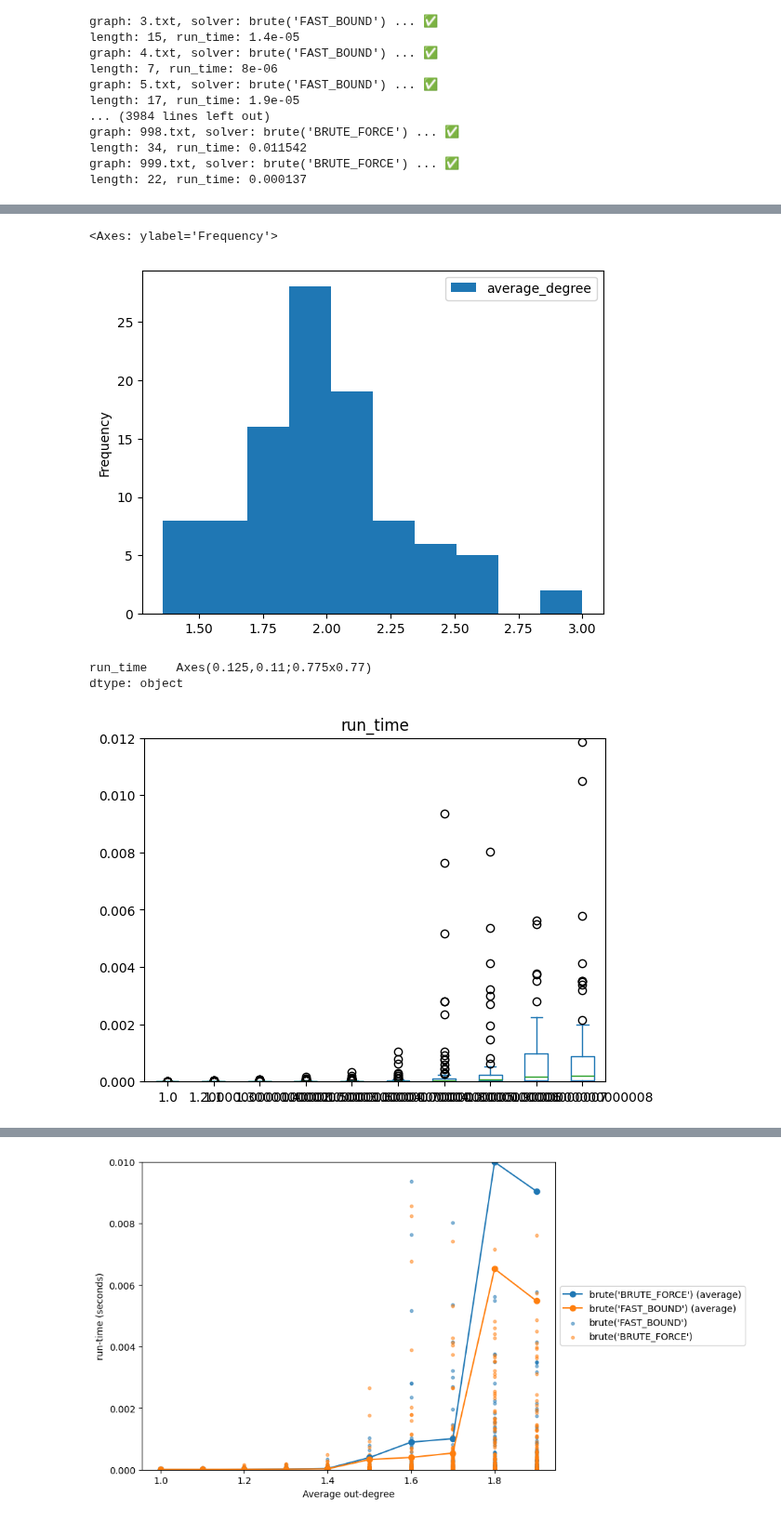
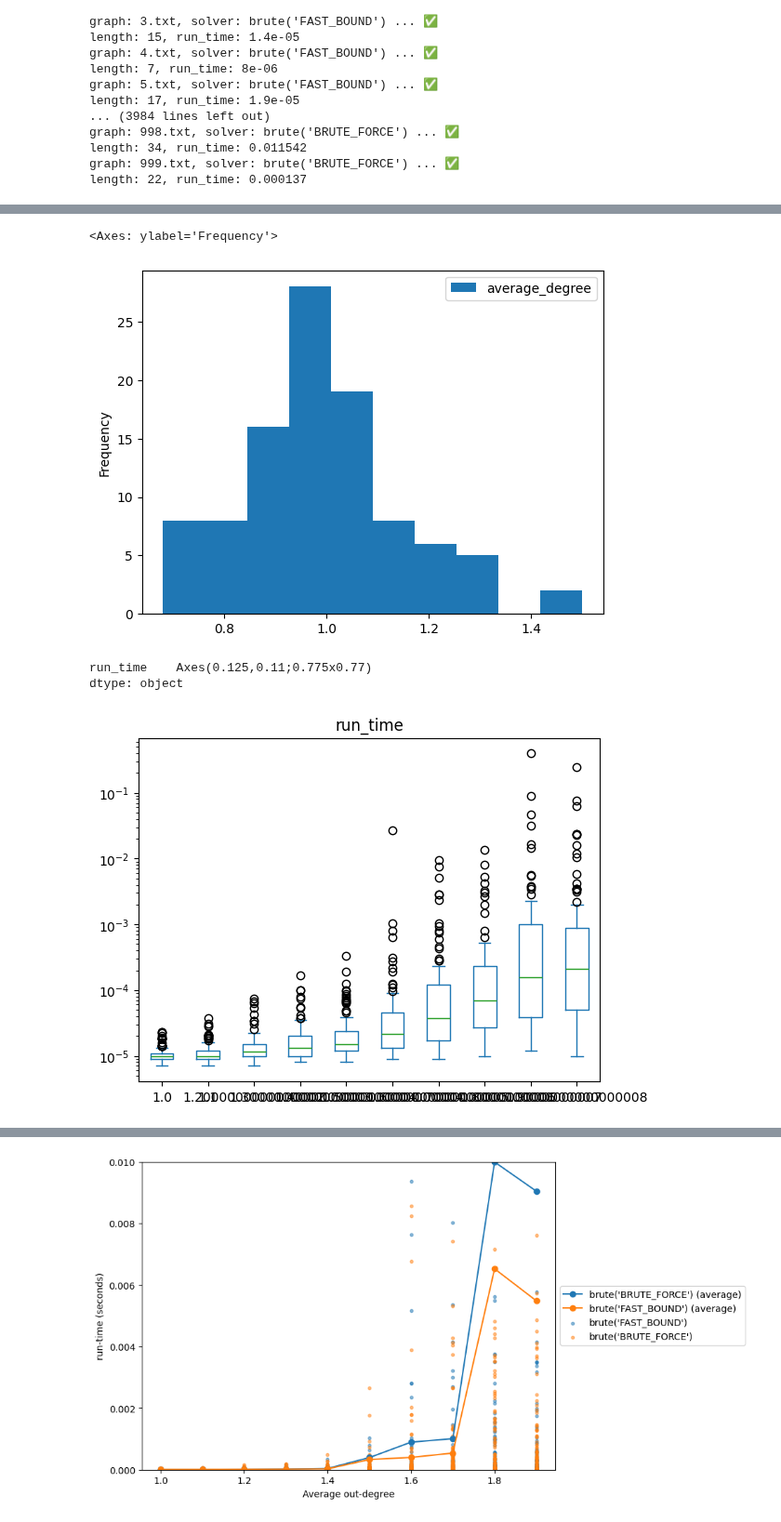
Before and after one commit to blinkybool/LongestPath, a Jupyter notebook: notebooks/benchmarking_average_degree.ipynb, the cells around one changed output, grey strips where cells are left out. Shown at 93% size. Drawn from its saved outputs; the diff is of its cells as text; code cells hidden in the pictures.

```diff
--- a/notebooks/benchmarking_average_degree.ipynb
+++ b/notebooks/benchmarking_average_degree.ipynb
@@ -79,0 +59,2 @@ graph_data[["average_degree", "specified_average_degree"]].plot.scatter(x="avera
+# %%
+df = benchmark.get_results_dataframe()
@@ -79,0 +77,5 @@ graph_data[["average_degree", "specified_average_degree"]].plot.scatter(x="avera
+# %%
+graph_data = benchmark.get_graph_dataframe()
+graph_data.rename(columns={"average_degree_spec": "specified_average_degree", "average_out_degree": "average_degree"}, inplace=True)
+
+graph_data[["average_degree", "specified_average_degree"]].plot.scatter(x="average_degree", y="specified_average_degree")
@@ -86,15 +91,15 @@ graph_data[["average_degree", "specified_average_degree"]].boxplot(by="specified
 graph_data[graph_data["specified_average_degree"] == 1.0][["average_degree"]].plot.hist(bins=10)
 # %% [output]
 <Axes: ylabel='Frequency'>
-[figure, old version]
+[figure, new version]
 # %%
-df = pd.merge(df, graph_data, left_on="graph_id", right_on="id")
+df = pd.merge(df, graph_data, on="graph_id")
 # %%
-df[df["solver"] == 0][["run_time", "specified_average_degree"]].plot.box(by="specified_average_degree", ylim=(0,0.012))
+df[df["solver"] == 0][["run_time", "specified_average_degree"]].plot.box(by="specified_average_degree", logy=True)
 # %% [output]
 run_time    Axes(0.125,0.11;0.775x0.77)
 dtype: object
-[figure, old version]
+[figure, new version]
 # %%
 view = df[['specified_average_degree', 'solver_name','length', 'run_time']]
 
```
Also changed, not shown: parts of 10 cells of this notebook, 2 other files.
